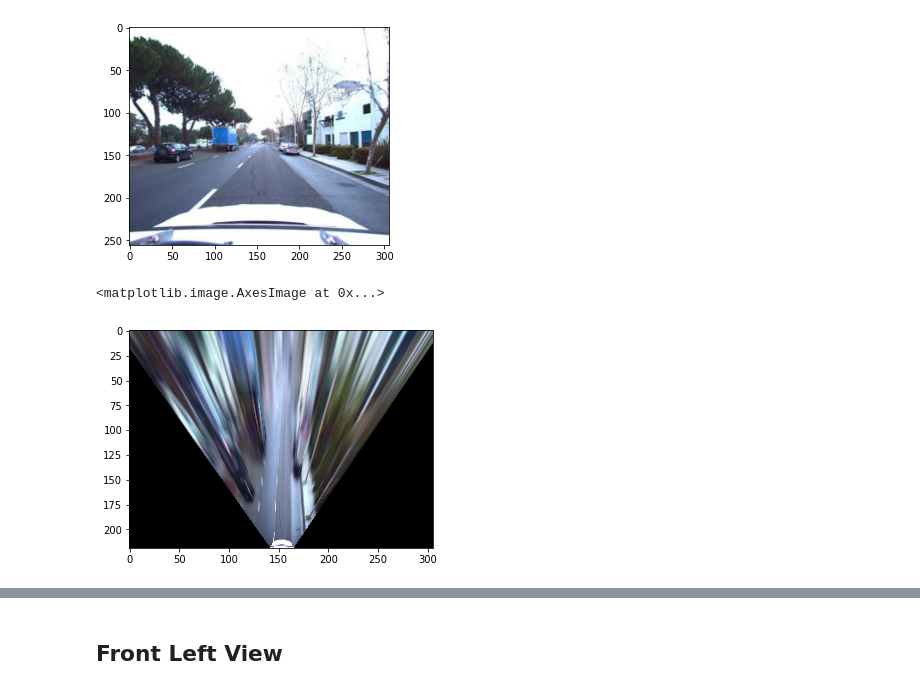
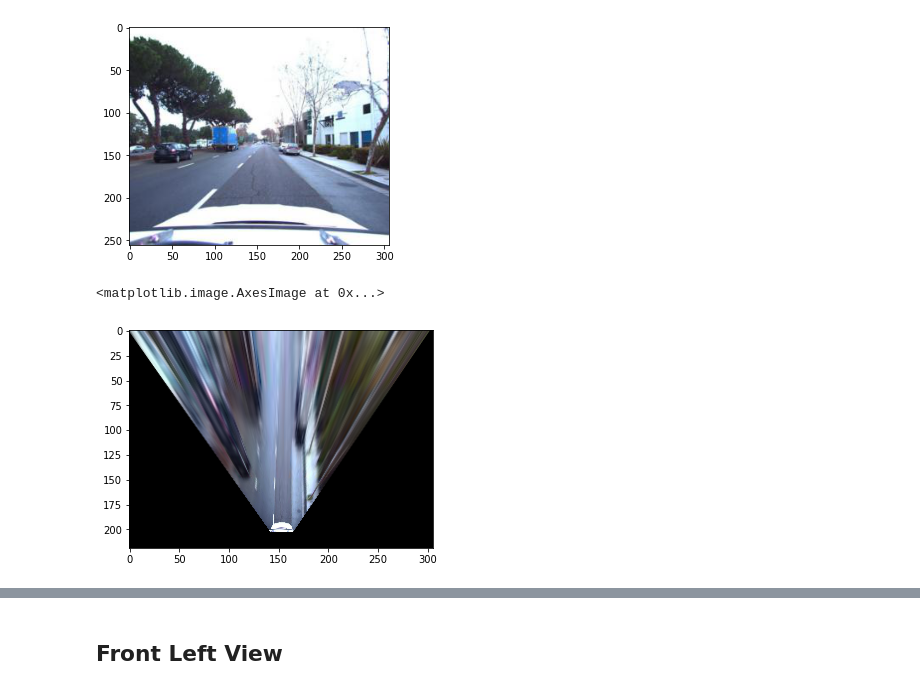
Before and after one commit to cbrillosonnino/DLSP20-Project, a Jupyter notebook: IPM.ipynb, the cells around one changed output, grey strips where cells are left out. Cells and saved outputs as stored; diff of their text form; code cells hidden in the pictures.

```diff
--- a/IPM.ipynb
+++ b/IPM.ipynb
@@ -92,13 +92,14 @@ plt.imshow(cv2.cvtColor(image, cv2.COLOR_BGR2RGB))
 [figure]
 # %%
 src = np.float32([[75,200], [75,170], [231,200], [231,170]])
-dst306 = np.float32(list(zip([143.5058,136.3664,163.2762,169.9879], [207.3915,187.7969,207.3915,187.7969])))
-dst612 = np.float32(list(zip([286.4787,272.1767,326.0845,339.5298], [414.4597,375.2063,414.4597,375.2063])))
+#dst306 = np.float32(list(zip([143.5058,136.3664,163.2762,169.9879], [207.3915,187.7969,207.3915,187.7969])))
+#dst612 = np.float32(list(zip([286.4787,272.1767,326.0845,339.5298], [414.4597,375.2063,414.4597,375.2063])))
+dst = np.float32(list(zip([142.9038,134.7327,163.4615,171.1431], [189.7793,167.3565,189.7793,167.3565])))
 # %%
 # Keep Width
-M = cv2.getPerspectiveTransform(src, dst306) # The transformation matrix
+M = cv2.getPerspectiveTransform(src, dst) # The transformation matrix
 warped_img = cv2.warpPerspective(image, M, (306,219))
 plt.imshow(cv2.cvtColor(warped_img, cv2.COLOR_BGR2RGB))
 # %% [output]
 <matplotlib.image.AxesImage at 0x...>
-[figure, old version]
+[figure, new version]
```
Also changed, not shown: parts of 16 cells of this notebook.
